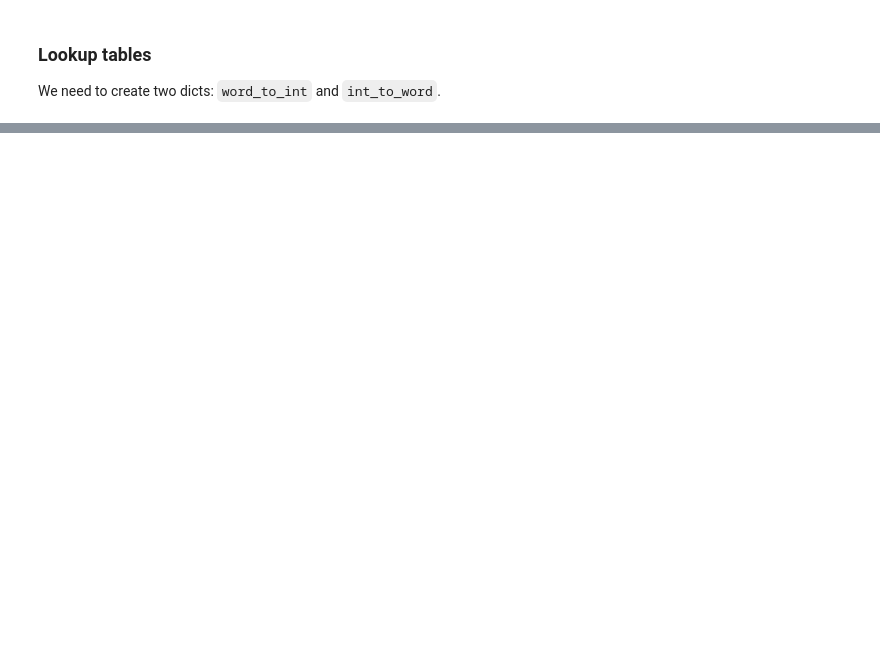
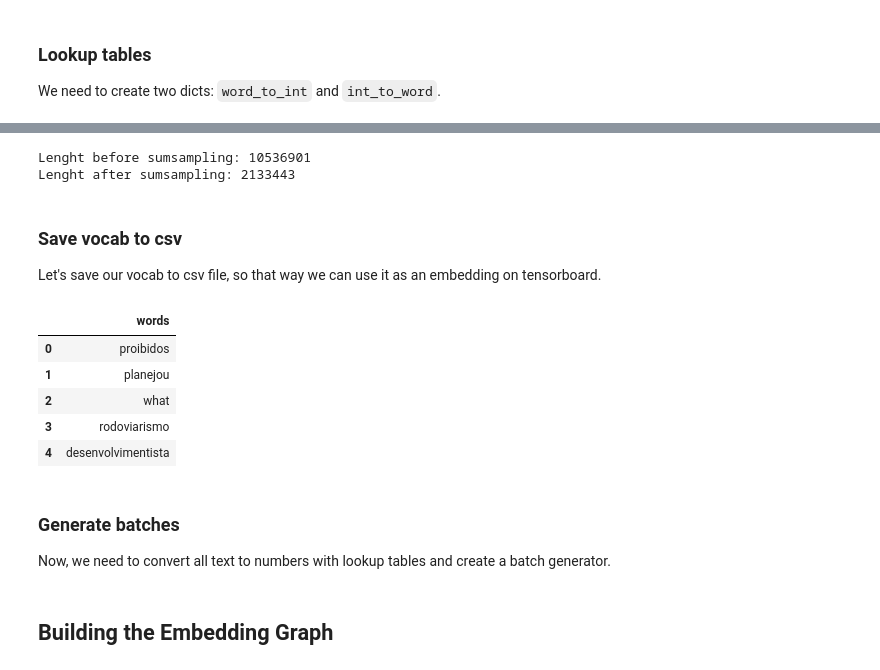
Before and after one commit to l-Leniac-l/news-analysis, a Jupyter notebook: News Analysis.ipynb, the cells around one changed output, grey strips where cells are left out. Drawn from its saved outputs; the diff is of its cells as text; code cells hidden in the pictures; blank space fills up the shorter version.

Commit message:
Initial Training

```diff
--- a/News Analysis.ipynb
+++ b/News Analysis.ipynb
@@ -116,0 +161,2 @@ Vocab length:
+# %%
+tokenized_text, vocab, vocab_to_int, int_to_vocab, token_dict = pickle.load(open('preprocess/preprocess.p',  mode='rb'))
@@ -116,0 +180,2 @@ Vocab length:
+# %%
+converted_text, vocab, vocab_to_int, int_to_vocab, token_dict = pickle.load(open('preprocess/preprocess2.p',  mode='rb'))
@@ -116,0 +216,17 @@ Vocab length:
+# %%
+def subsampling(int_words, threshold=1e-5):
+    word_counts = Counter(int_words)
+    total_count = len(int_words)
+    freqs = {word: count/total_count for word, count in word_counts.items()}
+    p_drop = {word: 1 - np.sqrt(threshold/freqs[word]) for word in word_counts}
+    train_words = [word for word in int_words if random.random() < (1 - p_drop[word])]
+
+    return np.asarray(train_words)
+
+subsampled_text = subsampling(all_converted_text)
+
+print('Lenght before sumsampling: {0}'.format(len(all_converted_text)))
+print('Lenght after sumsampling: {0}'.format(len(subsampled_text)))
+# %% [output]
+Lenght before sumsampling: 10536901
+Lenght after sumsampling: 2133443
@@ -116,0 +235,24 @@ Vocab length:
+# %%
+subsampled_text, vocab, vocab_to_int, int_to_vocab, token_dict = pickle.load(open('preprocess/preprocess3.p',  mode='rb'))
+# %% [markdown]
+### Save vocab to csv
+
+Let's save our vocab to csv file, so that way we can use it as an embedding on tensorboard.
+# %%
+subsampled_ints = set(subsampled_text)
+
+subsampled_vocab = []
+
+for word in subsampled_ints:
+    subsampled_vocab.append(int_to_vocab[word])
+# %%
+vocab_df = pd.DataFrame({'words': subsampled_vocab})
+
+vocab_df.head()
+# %% [output]
+|  | words |
+| 0 | proibidos |
+| 1 | planejou |
+| 2 | what |
+| 3 | rodoviarismo |
+| 4 | desenvolvimentista |
@@ -116,0 +261,4 @@ Vocab length:
+# %% [markdown]
+### Generate batches
+
+Now, we need to convert all text to numbers with lookup tables and create a batch generator.
@@ -116,0 +295,2 @@ Vocab length:
+# %% [markdown]
+## Building the Embedding Graph
```
Also changed, not shown: parts of 28 cells of this notebook, 2 other files.
